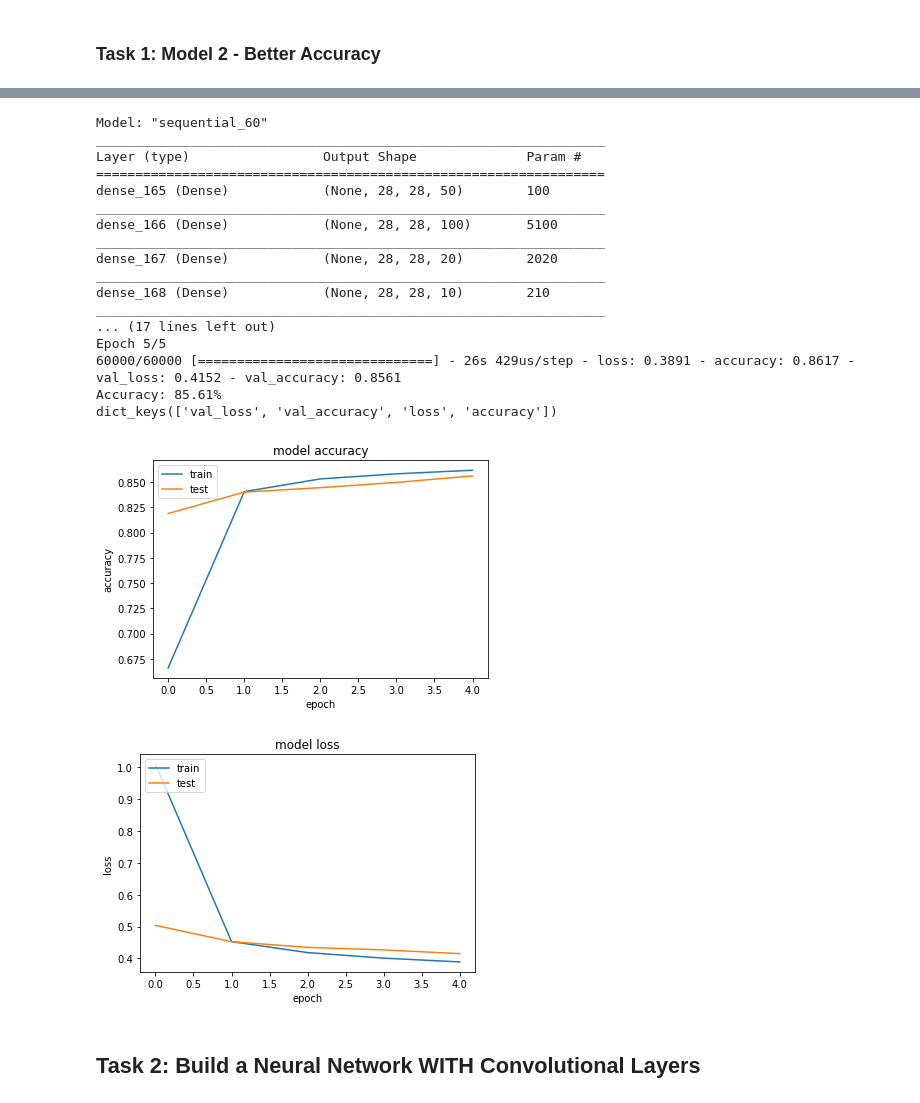
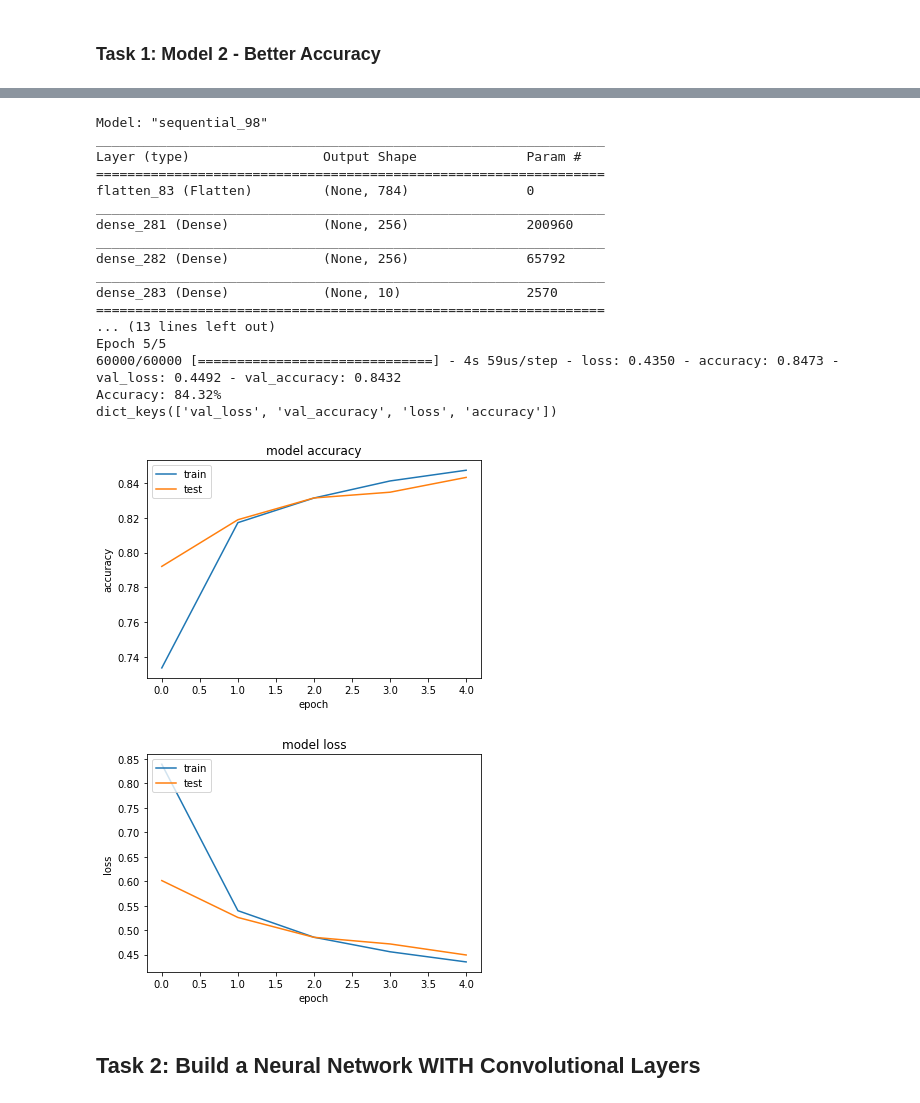
Before and after one commit to jamesworcester/Machine-Learning-Assignment-2, a Jupyter notebook: CSE3CI_Assignment2_JamesWorcester.ipynb, the cells around one changed output, grey strips where cells are left out. Cells and saved outputs as stored; diff of their text form; code cells hidden in the pictures.

```diff
--- a/CSE3CI_Assignment2_JamesWorcester.ipynb
+++ b/CSE3CI_Assignment2_JamesWorcester.ipynb
@@ -674,11 +675,9 @@ The second model for task 1 is based on the best performing experimental model a
 # %%
 # Build the model
 model = Sequential()
-model.add(Dense(50, activation='sigmoid', input_shape=(28, 28, 1))) #hidden layer with 10 nodes that captures the input shape of (28, 28, 1)
-model.add(Dense(100, activation='relu'))
-model.add(Dense(20, activation='relu'))
-model.add(Dense(10))
-model.add(Flatten()) #flatten the image into a vector
+model.add(Flatten(input_shape=(28, 28, 1))) #flatten the image into a vector
+model.add(Dense(256, activation='relu')) #hidden layer with 512 nodes
+model.add(Dense(256, activation='relu'))
 model.add(Dense(num_classes, activation='softmax')) #(refer to Lecture 6): output layer with 10 nodes uses softmax as the activation function because this is a multi-class classification problem
 
 # Compile model
@@ -699,44 +698,44 @@ scores = model.evaluate(x_test, y_test, verbose=0)
 print("Accuracy: %.2f%%" % (scores[1]*100))
 
 #plot history
 print(history.history.keys())
 # summarize history for accuracy
 plt.plot(history.history['accuracy'])
 plt.plot(history.history['val_accuracy'])
 plt.title('model accuracy')
 plt.ylabel('accuracy')
 plt.xlabel('epoch')
 plt.legend(['train', 'test'], loc='upper left')
 plt.show()
 
 # summarize history for loss
 plt.plot(history.history['loss'])
 plt.plot(history.history['val_loss'])
 plt.title('model loss')
 plt.ylabel('loss')
 plt.xlabel('epoch')
 plt.legend(['train', 'test'], loc='upper left')
 plt.show()
 # %% [output]
-Model: "sequential_60"
+Model: "sequential_98"
 _________________________________________________________________
 Layer (type)                 Output Shape              Param #
 =================================================================
-dense_165 (Dense)            (None, 28, 28, 50)        100
+flatten_83 (Flatten)         (None, 784)               0
 _________________________________________________________________
-dense_166 (Dense)            (None, 28, 28, 100)       5100
+dense_281 (Dense)            (None, 256)               200960
 _________________________________________________________________
-dense_167 (Dense)            (None, 28, 28, 20)        2020
+dense_282 (Dense)            (None, 256)               65792
 _________________________________________________________________
-dense_168 (Dense)            (None, 28, 28, 10)        210
-_________________________________________________________________
-... (17 lines left out)
+dense_283 (Dense)            (None, 10)                2570
+=================================================================
+... (13 lines left out)
 Epoch 5/5
-60000/60000 [==============================] - 26s 429us/step - loss: 0.3891 - accuracy: 0.8617 - val_loss: 0.4152 - val_accuracy: 0.8561
-Accuracy: 85.61%
+60000/60000 [==============================] - 4s 59us/step - loss: 0.4350 - accuracy: 0.8473 - val_loss: 0.4492 - val_accuracy: 0.8432
+Accuracy: 84.32%
 dict_keys(['val_loss', 'val_accuracy', 'loss', 'accuracy'])
-[figure, old version]
+[figure, new version]
-[figure, old version]
+[figure, new version]
 # %% [markdown]
 ## Task 2: Build a Neural Network WITH Convolutional Layers
 # %% [markdown]
```
Also changed, not shown: parts of 16 cells of this notebook, 1 other file.
